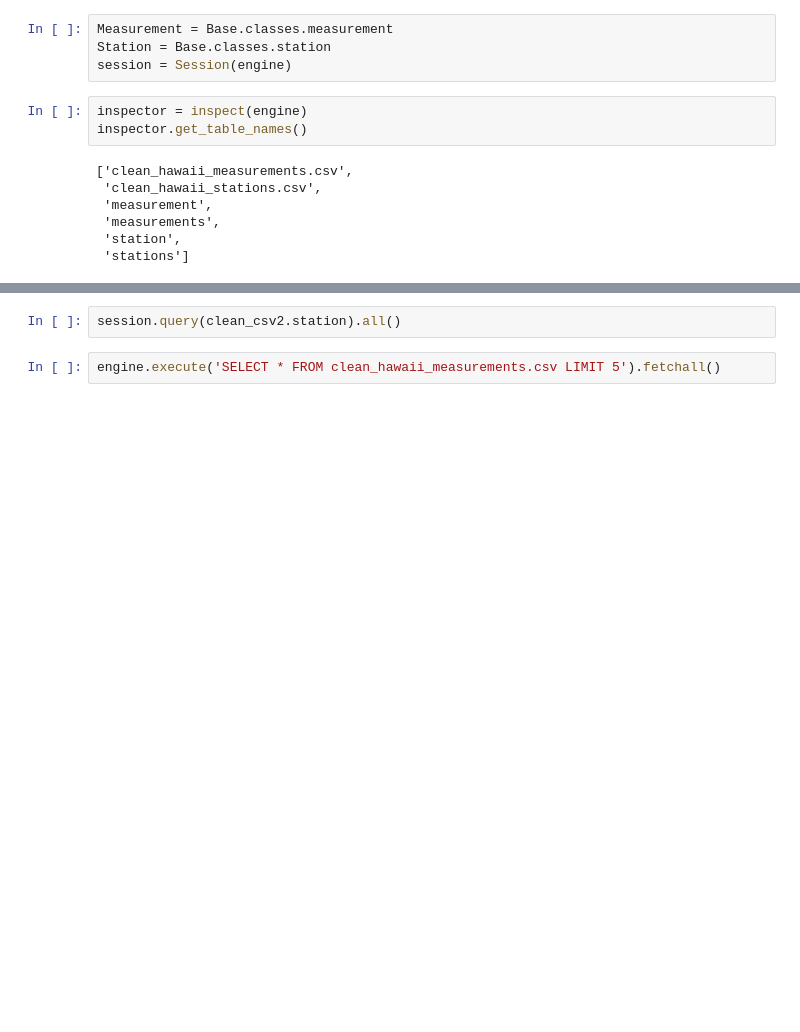
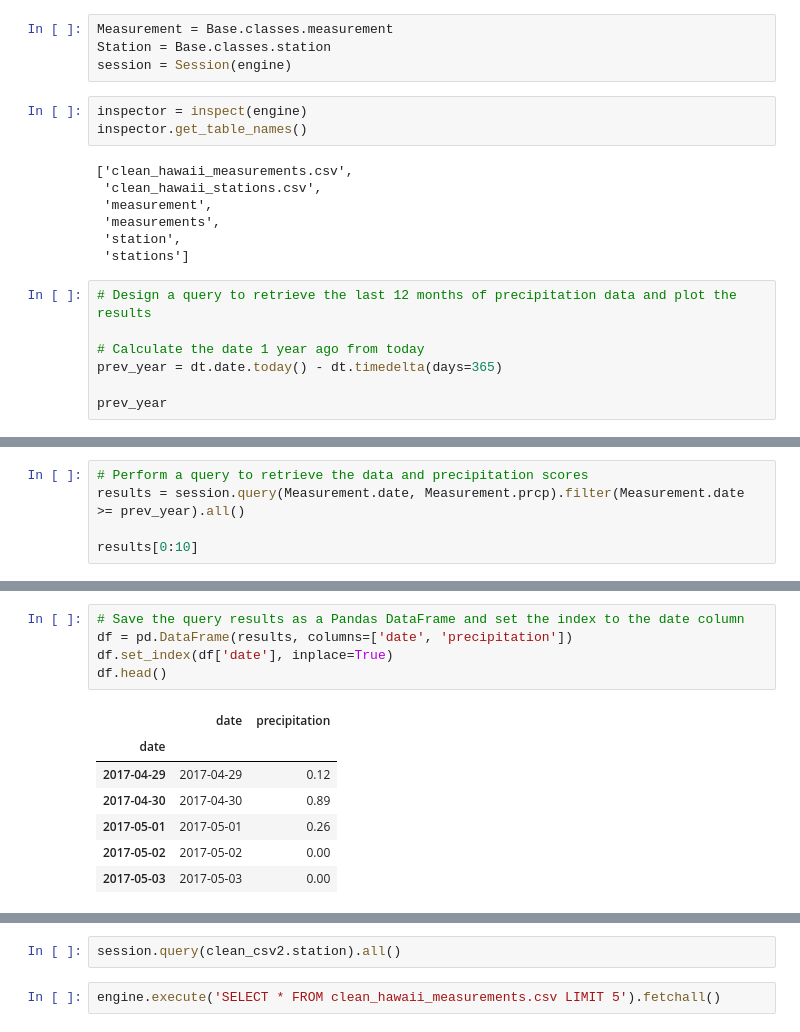
Before and after one commit to ponchoms/UTAUS201801DATA2-Homeworks, a Jupyter notebook: 11-Adv-Data-Storage-Retrieval/climate_analysis.ipynb, the cells around one changed output, grey strips where cells are left out. Saved outputs shown, nothing was run; the diff lists cells and outputs as text; blank space fills up the shorter version.

```diff
--- a/11-Adv-Data-Storage-Retrieval/climate_analysis.ipynb
+++ b/11-Adv-Data-Storage-Retrieval/climate_analysis.ipynb
@@ -53,3 +56,10 @@ inspector.get_table_names()
  'measurements',
  'station',
  'stations']
+# %%
+# Design a query to retrieve the last 12 months of precipitation data and plot the results
+
+# Calculate the date 1 year ago from today
+prev_year = dt.date.today() - dt.timedelta(days=365)
+
+prev_year
@@ -55,0 +68,5 @@ inspector.get_table_names()
+# %%
+# Perform a query to retrieve the data and precipitation scores
+results = session.query(Measurement.date, Measurement.prcp).filter(Measurement.date >= prev_year).all()
+
+results[0:10]
@@ -55,0 +84,13 @@ inspector.get_table_names()
+# %%
+# Save the query results as a Pandas DataFrame and set the index to the date column
+df = pd.DataFrame(results, columns=['date', 'precipitation'])
+df.set_index(df['date'], inplace=True)
+df.head()
+# %% [output]
+|  | date | precipitation |
+| date |  |  |
+| 2017-04-29 | 2017-04-29 | 0.12 |
+| 2017-04-30 | 2017-04-30 | 0.89 |
+| 2017-05-01 | 2017-05-01 | 0.26 |
+| 2017-05-02 | 2017-05-02 | 0.00 |
+| 2017-05-03 | 2017-05-03 | 0.00 |
```
Also changed, not shown: parts of 4 cells of this notebook.
